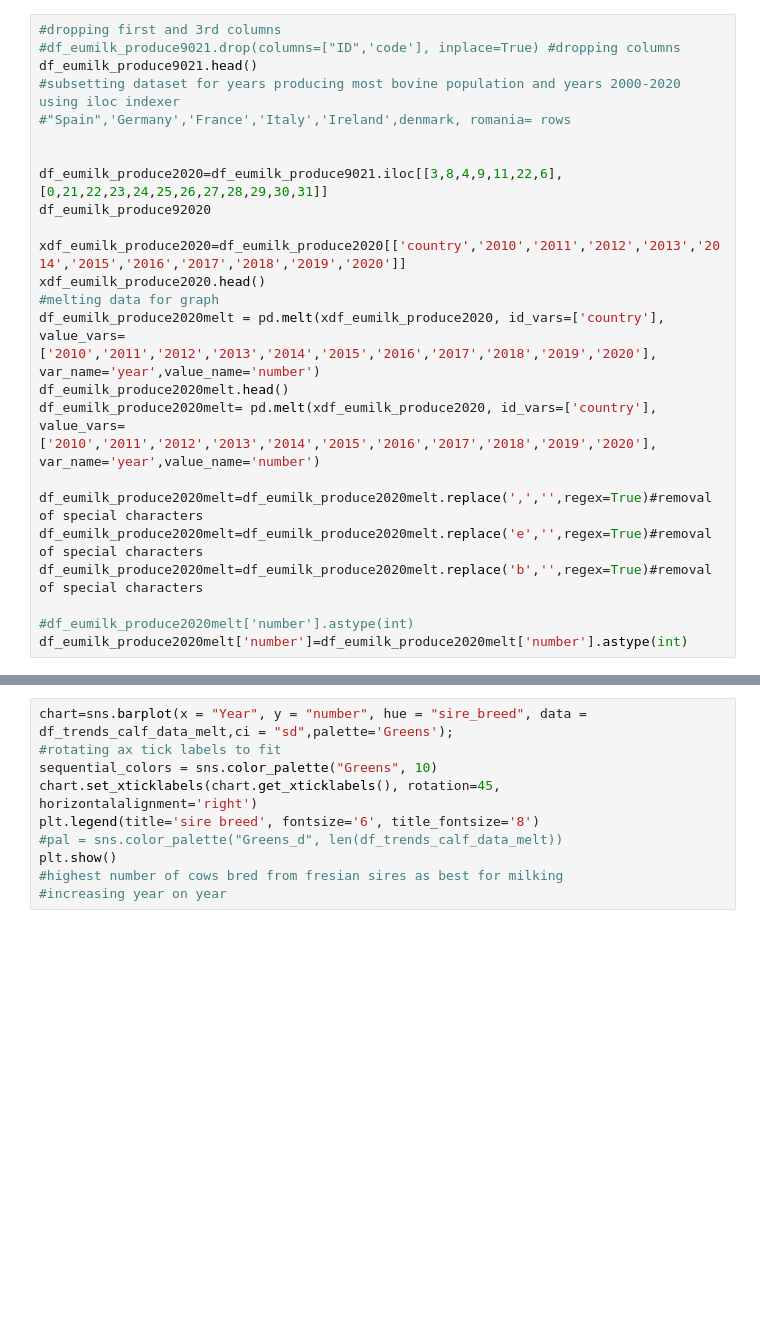
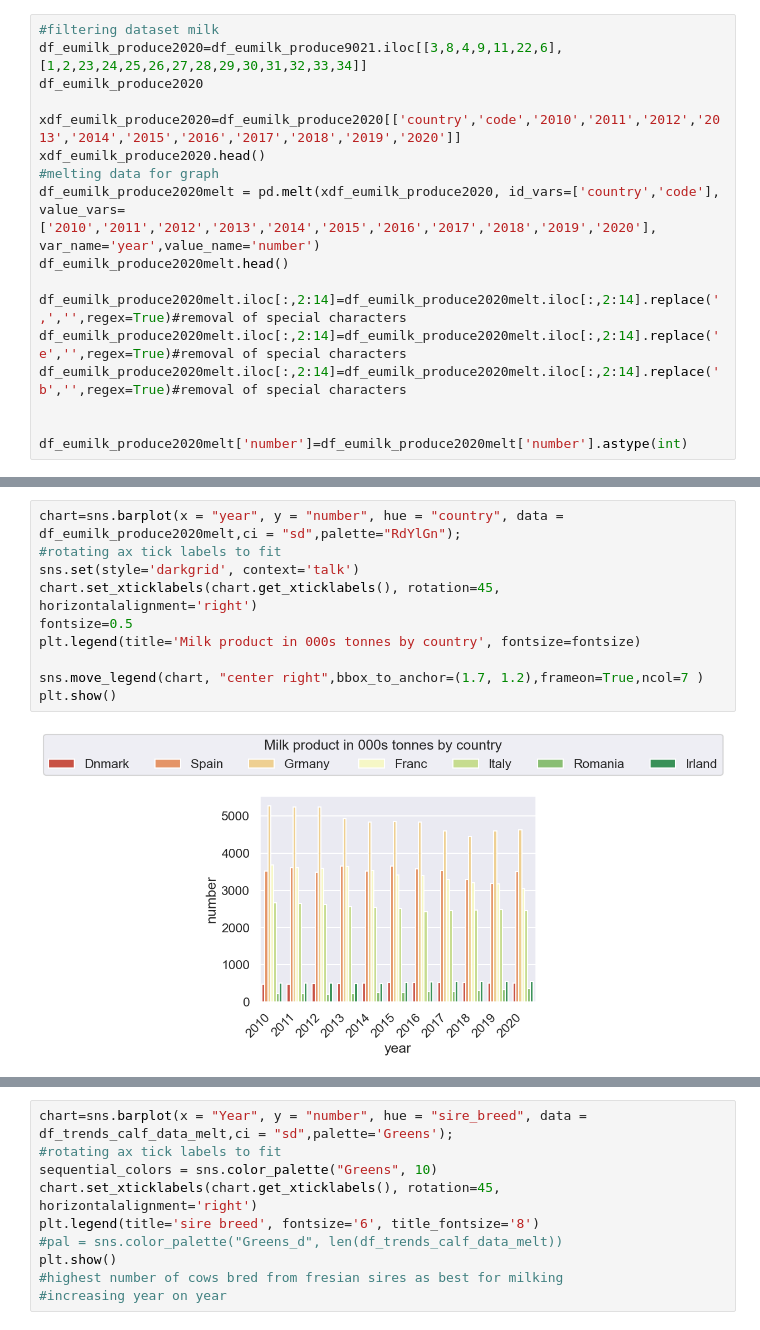
Before and after one commit to teresaq1/Agricultural-Dairy-Milk-Data-Analysis, a Jupyter notebook: notebooks/data source.ipynb, the cells around one changed output, grey strips where cells are left out. Drawn from its saved outputs; the diff is of its cells as text; blank space fills up the shorter version.

```diff
--- a/notebooks/data source.ipynb
+++ b/notebooks/data source.ipynb
@@ -39,24 +57,17 @@ df_eumilk_produce9021.head()
 # %%
-#dropping first and 3rd columns
-#df_eumilk_produce9021.drop(columns=["ID",'code'], inplace=True) #dropping columns
-df_eumilk_produce9021.head()
-#subsetting dataset for years producing most bovine population and years 2000-2020 using iloc indexer
-#"Spain",'Germany','France','Italy','Ireland',denmark, romania= rows
+#filtering dataset milk
+df_eumilk_produce2020=df_eumilk_produce9021.iloc[[3,8,4,9,11,22,6],[1,2,23,24,25,26,27,28,29,30,31,32,33,34]]
+df_eumilk_produce2020
+
+xdf_eumilk_produce2020=df_eumilk_produce2020[['country','code','2010','2011','2012','2013','2014','2015','2016','2017','2018','2019','2020']]
+xdf_eumilk_produce2020.head()
+#melting data for graph
+df_eumilk_produce2020melt = pd.melt(xdf_eumilk_produce2020, id_vars=['country','code'],  value_vars=['2010','2011','2012','2013','2014','2015','2016','2017','2018','2019','2020'], var_name='year',value_name='number')
+df_eumilk_produce2020melt.head()
+
+df_eumilk_produce2020melt.iloc[:,2:14]=df_eumilk_produce2020melt.iloc[:,2:14].replace(',','',regex=True)#removal of special characters
+df_eumilk_produce2020melt.iloc[:,2:14]=df_eumilk_produce2020melt.iloc[:,2:14].replace('e','',regex=True)#removal of special characters
+df_eumilk_produce2020melt.iloc[:,2:14]=df_eumilk_produce2020melt.iloc[:,2:14].replace('b','',regex=True)#removal of special characters
 
 
-df_eumilk_produce2020=df_eumilk_produce9021.iloc[[3,8,4,9,11,22,6],[0,21,22,23,24,25,26,27,28,29,30,31]]
-df_eumilk_produce92020
-
-xdf_eumilk_produce2020=df_eumilk_produce2020[['country','2010','2011','2012','2013','2014','2015','2016','2017','2018','2019','2020']]
-xdf_eumilk_produce2020.head()
-#melting data for graph
-df_eumilk_produce2020melt = pd.melt(xdf_eumilk_produce2020, id_vars=['country'],  value_vars=['2010','2011','2012','2013','2014','2015','2016','2017','2018','2019','2020'], var_name='year',value_name='number')
-df_eumilk_produce2020melt.head()
-df_eumilk_produce2020melt= pd.melt(xdf_eumilk_produce2020, id_vars=['country'],  value_vars=['2010','2011','2012','2013','2014','2015','2016','2017','2018','2019','2020'], var_name='year',value_name='number')
-
-df_eumilk_produce2020melt=df_eumilk_produce2020melt.replace(',','',regex=True)#removal of special characters
-df_eumilk_produce2020melt=df_eumilk_produce2020melt.replace('e','',regex=True)#removal of special characters
-df_eumilk_produce2020melt=df_eumilk_produce2020melt.replace('b','',regex=True)#removal of special characters
-
-#df_eumilk_produce2020melt['number'].astype(int)
 df_eumilk_produce2020melt['number']=df_eumilk_produce2020melt['number'].astype(int)
@@ -72,0 +90,12 @@ plt.show()
+# %%
+chart=sns.barplot(x = "year", y = "number", hue = "country", data = df_eumilk_produce2020melt,ci = "sd",palette="RdYlGn");
+#rotating ax tick labels to fit
+sns.set(style='darkgrid', context='talk')
+chart.set_xticklabels(chart.get_xticklabels(), rotation=45, horizontalalignment='right')
+fontsize=0.5
+plt.legend(title='Milk product in 000s tonnes by country', fontsize=fontsize)
+
+sns.move_legend(chart, "center right",bbox_to_anchor=(1.7, 1.2),frameon=True,ncol=7 )
+plt.show()
+# %% [output]
+[figure, added]
```
Also changed, not shown: parts of 37 cells of this notebook.
